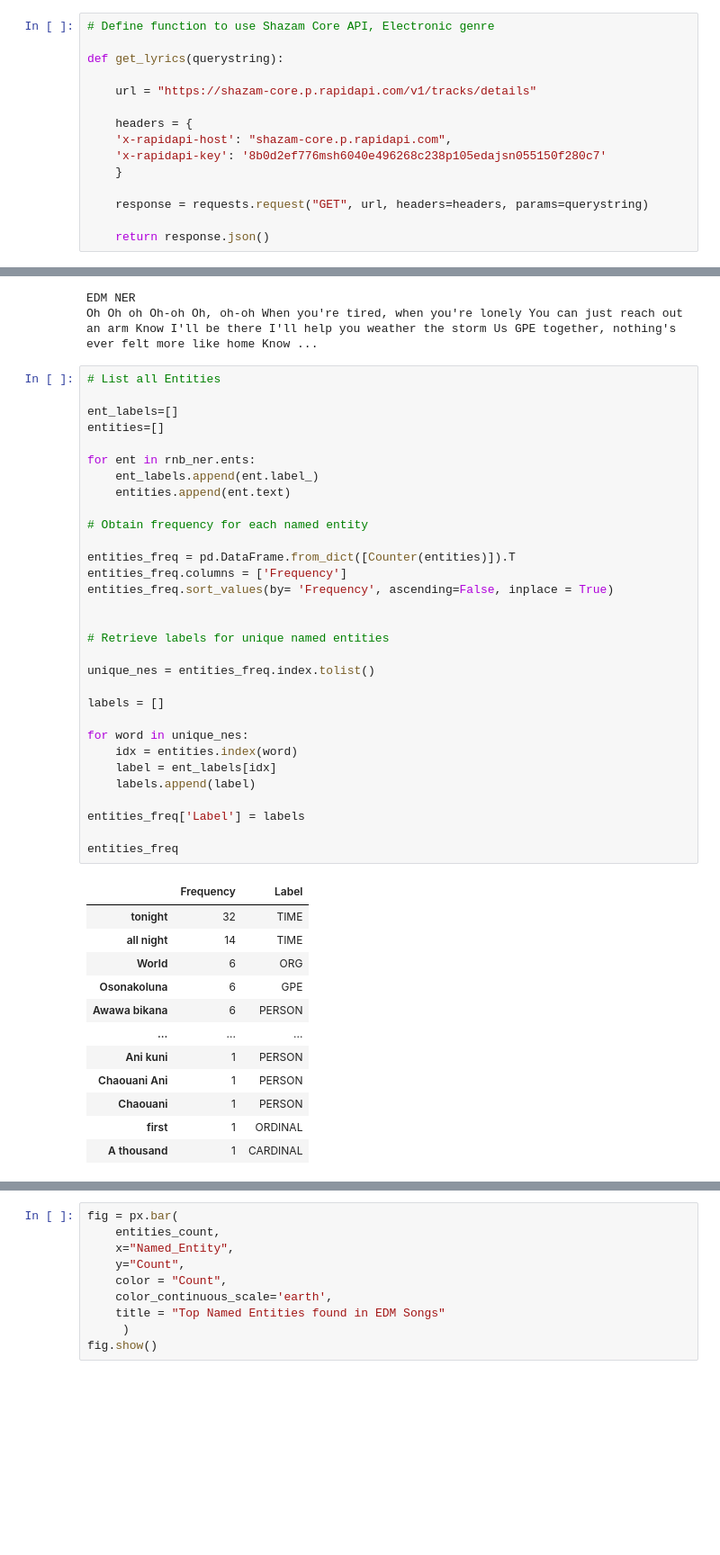
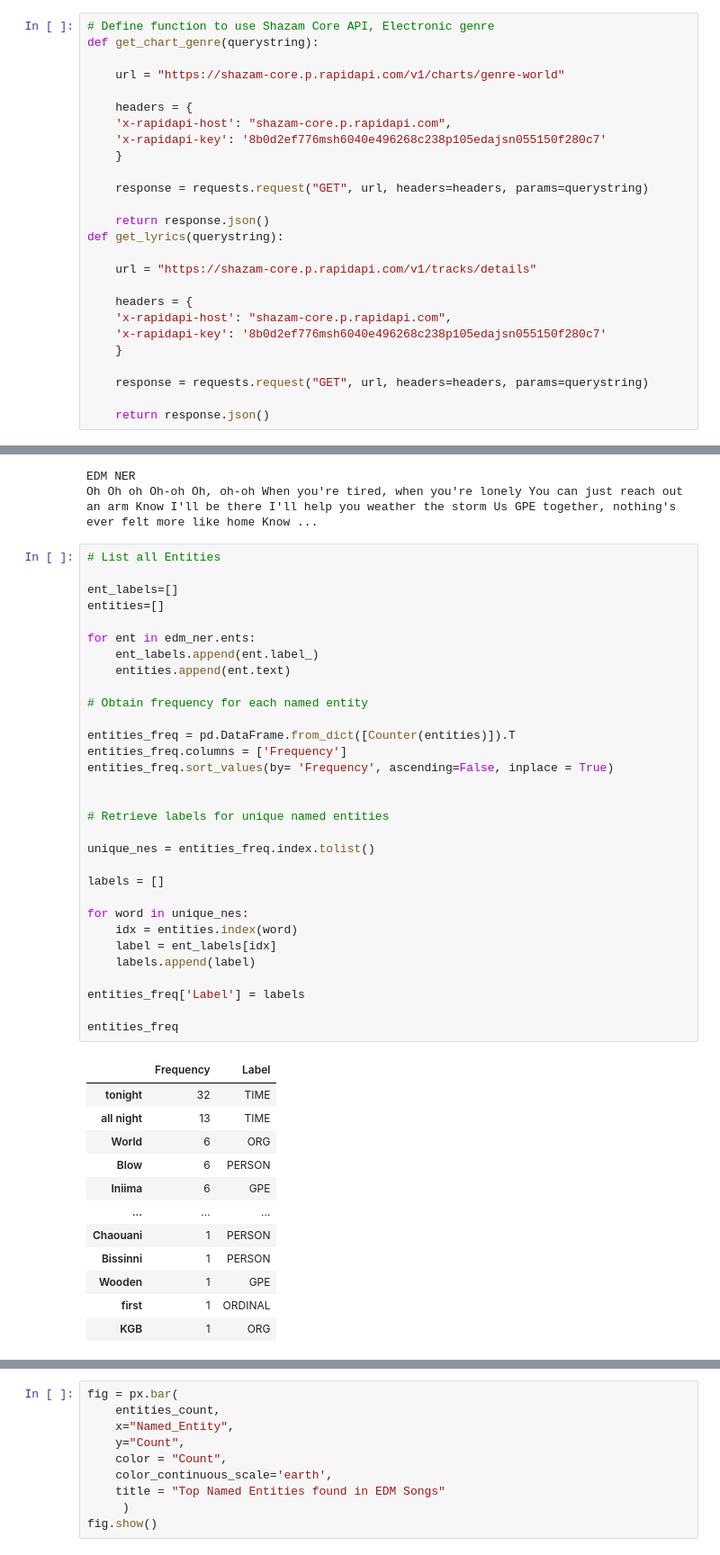
Before and after one commit to laufrankb/MiamiFintechProject2, a Jupyter notebook: edm_nb/edm3.ipynb, the cells around one changed output, grey strips where cells are left out. Shown at 90% size. Saved outputs shown, nothing was run; the diff lists cells and outputs as text; blank space fills up the shorter version.

```diff
--- a/edm_nb/edm3.ipynb
+++ b/edm_nb/edm3.ipynb
@@ -38,7 +40,18 @@ load_dotenv()
 True
 # %%
 # Define function to use Shazam Core API, Electronic genre
+def get_chart_genre(querystring):
 
+    url = "https://shazam-core.p.rapidapi.com/v1/charts/genre-world"
+
+    headers = {
+    'x-rapidapi-host': "shazam-core.p.rapidapi.com",
+    'x-rapidapi-key': '8b0d2ef776msh6040e496268c238p105edajsn055150f280c7'
+    }
+
+    response = requests.request("GET", url, headers=headers, params=querystring)
+
+    return response.json()
 def get_lyrics(querystring):
 
     url = "https://shazam-core.p.rapidapi.com/v1/tracks/details"
@@ -506,41 +518,41 @@ Oh Oh oh Oh-oh Oh, oh-oh When you're tired, when you're lonely You can just reac
 ent_labels=[]
 entities=[]
 
-for ent in rnb_ner.ents:
+for ent in edm_ner.ents:
     ent_labels.append(ent.label_)
     entities.append(ent.text)
 
 # Obtain frequency for each named entity
 
 entities_freq = pd.DataFrame.from_dict([Counter(entities)]).T
 entities_freq.columns = ['Frequency']
 entities_freq.sort_values(by= 'Frequency', ascending=False, inplace = True)
 
 
 # Retrieve labels for unique named entities
 
 unique_nes = entities_freq.index.tolist()
 
 labels = []
 
 for word in unique_nes:
     idx = entities.index(word)
     label = ent_labels[idx]
     labels.append(label)
 
 entities_freq['Label'] = labels
 
 entities_freq
 # %% [output]
 |  | Frequency | Label |
 | tonight | 32 | TIME |
-| all night | 14 | TIME |
+| all night | 13 | TIME |
 | World | 6 | ORG |
-| Osonakoluna | 6 | GPE |
-| Awawa bikana | 6 | PERSON |
+| Blow | 6 | PERSON |
+| Iniima | 6 | GPE |
 | ... | ... | ... |
-| Ani kuni | 1 | PERSON |
-| Chaouani Ani | 1 | PERSON |
 | Chaouani | 1 | PERSON |
+| Bissinni | 1 | PERSON |
+| Wooden | 1 | GPE |
 | first | 1 | ORDINAL |
-| A thousand | 1 | CARDINAL |
+| KGB | 1 | ORG |
```
Also changed, not shown: parts of 12 cells of this notebook, 5 other files.
